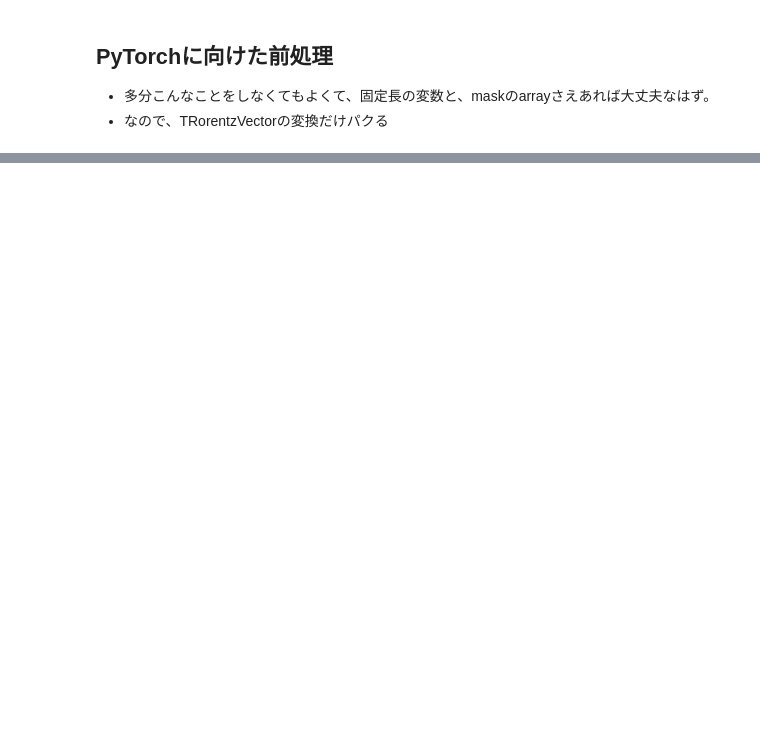
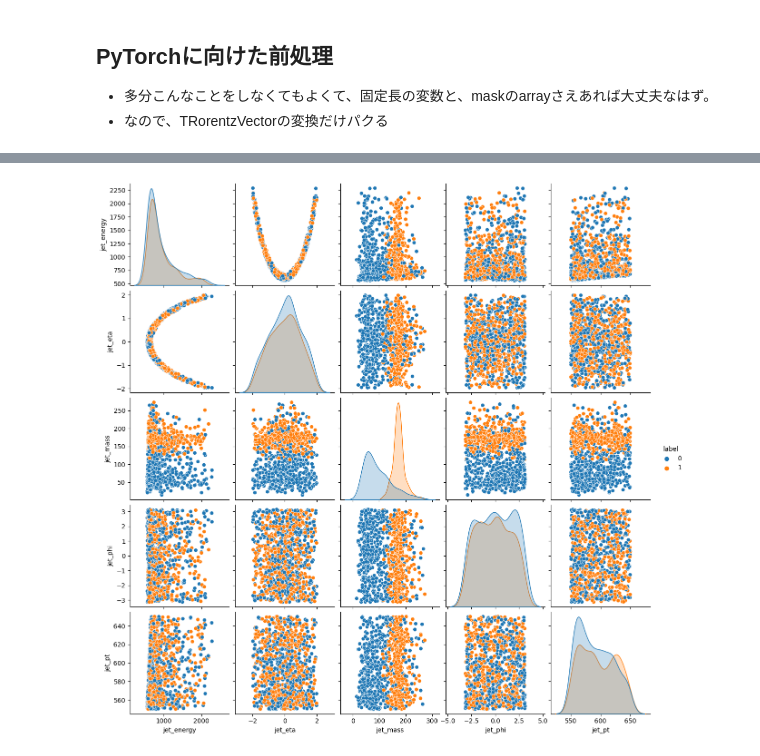
Before and after one commit to oXyut/particlenet-toptagging, a Jupyter notebook: 2_preprocessing.ipynb, the cells around one changed output, grey strips where cells are left out. Saved outputs shown, nothing was run; the diff lists cells and outputs as text; code cells hidden in the pictures; blank space fills up the shorter version.

```diff
--- a/2_preprocessing.ipynb
+++ b/2_preprocessing.ipynb
@@ -167,0 +275,7 @@ part_ptrel # JaggedArray of arrays of floats, one per jet
+# %%
+var_jet = {}
+with h5py.File('./processed/train_file_0.h5', 'r') as f:
+    for k in f:
+        if ("jet" in k) or ("label" in k):
+            print(k)
+            var_jet[k] = f[k][()]
@@ -167,0 +289,3 @@ part_ptrel # JaggedArray of arrays of floats, one per jet
+# %%
+df = pd.DataFrame.from_dict(var_jet)
+df
@@ -167,0 +306,8 @@ part_ptrel # JaggedArray of arrays of floats, one per jet
+# %%
+import seaborn as sns
+# logging.disable(logging.DEBUG)
+
+sns.pairplot(df[:1000], hue="label")
+plt.show()
+# %% [output]
+[figure, added]
```
Also changed, not shown: parts of 10 cells of this notebook.
